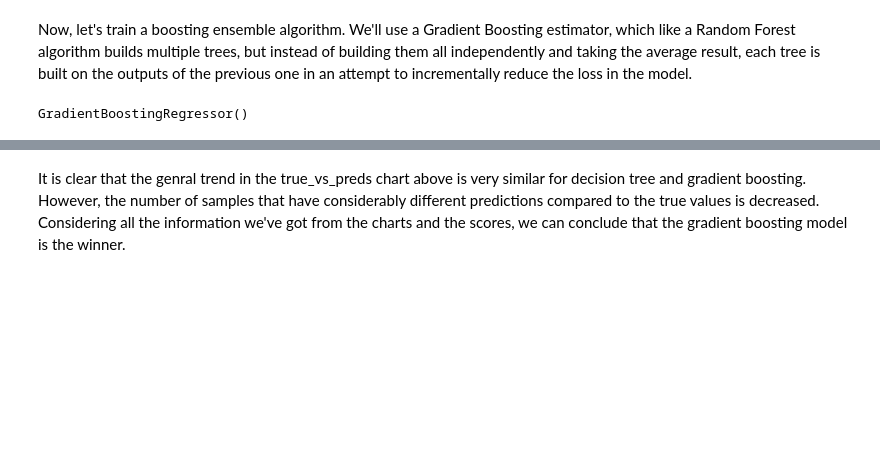
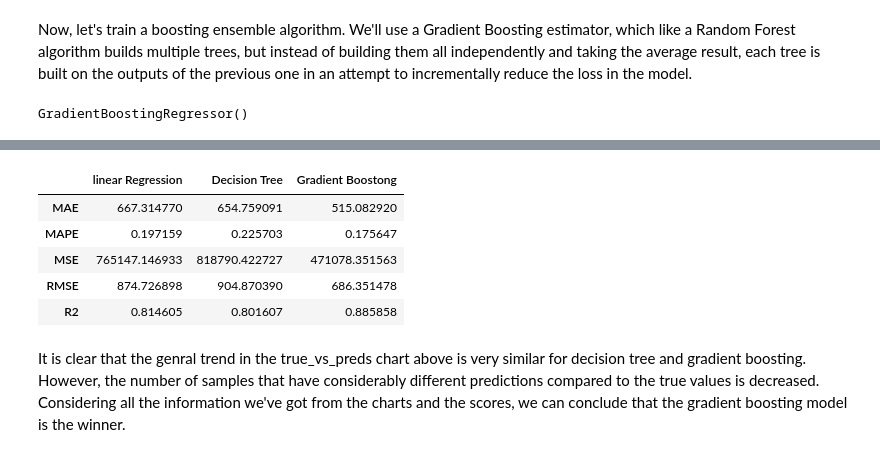
Before and after one commit to mmirz94/rental_bike_prediction_using_regress_analytics, a Jupyter notebook: rental_bikes_prediction.ipynb, the cells around one changed output, grey strips where cells are left out. Cells and saved outputs as stored; diff of their text form; code cells hidden in the pictures; blank space fills up the shorter version.

```diff
--- a/rental_bikes_prediction.ipynb
+++ b/rental_bikes_prediction.ipynb
@@ -337,6 +363,16 @@ MAPE: 0.17564721732568053
 MSE: 471078.35156326863
 RMSE: 686.3514781533355
 R2: 0.8858575932837477
+# %%
+all_scores = pd.DataFrame(scores)
+all_scores
+# %% [output]
+|  | linear Regression | Decision Tree | Gradient Boostong |
+| MAE | 667.314770 | 654.759091 | 515.082920 |
+| MAPE | 0.197159 | 0.225703 | 0.175647 |
+| MSE | 765147.146933 | 818790.422727 | 471078.351563 |
+| RMSE | 874.726898 | 904.870390 | 686.351478 |
+| R2 | 0.814605 | 0.801607 | 0.885858 |
 # %% [markdown]
 It is clear that the genral trend in the true_vs_preds chart above is very similar for decision tree and gradient boosting. However, the number of samples that have considerably different predictions compared to the true values is decreased. Considering all the information we've got from the charts and the scores, we can conclude that the gradient boosting model is the winner.
 # %% [markdown]
```
Also changed, not shown: parts of 15 cells of this notebook.
